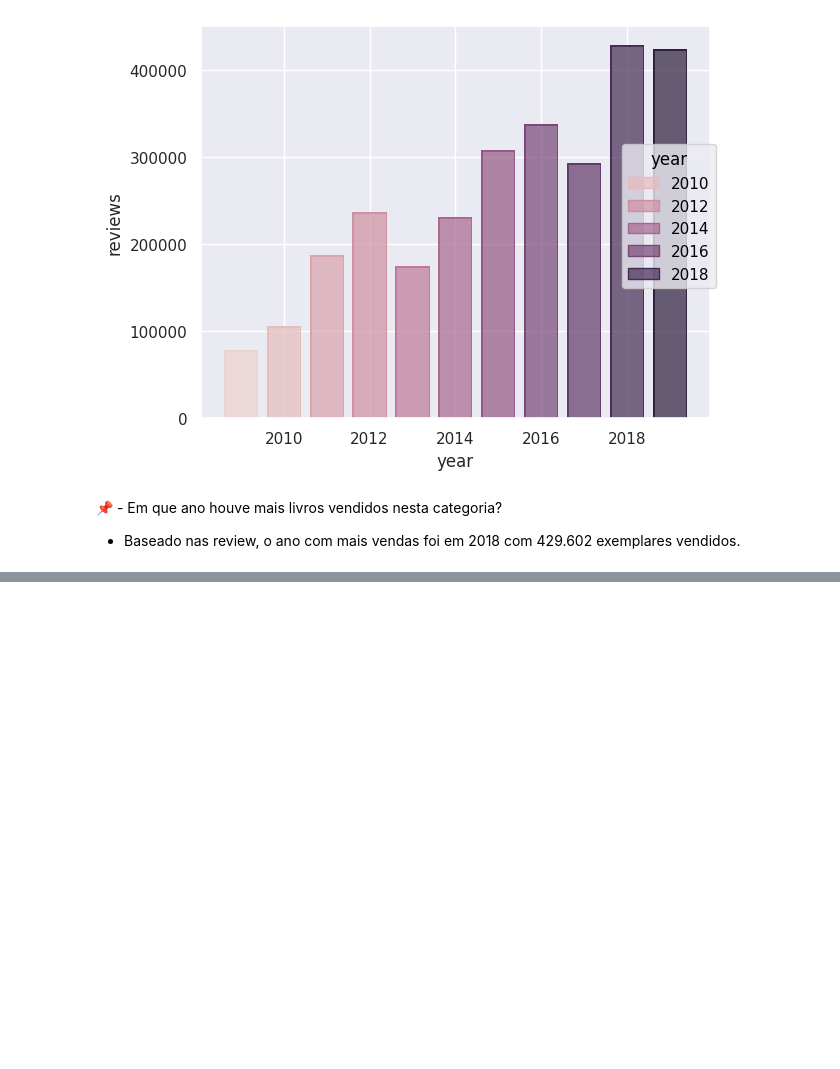
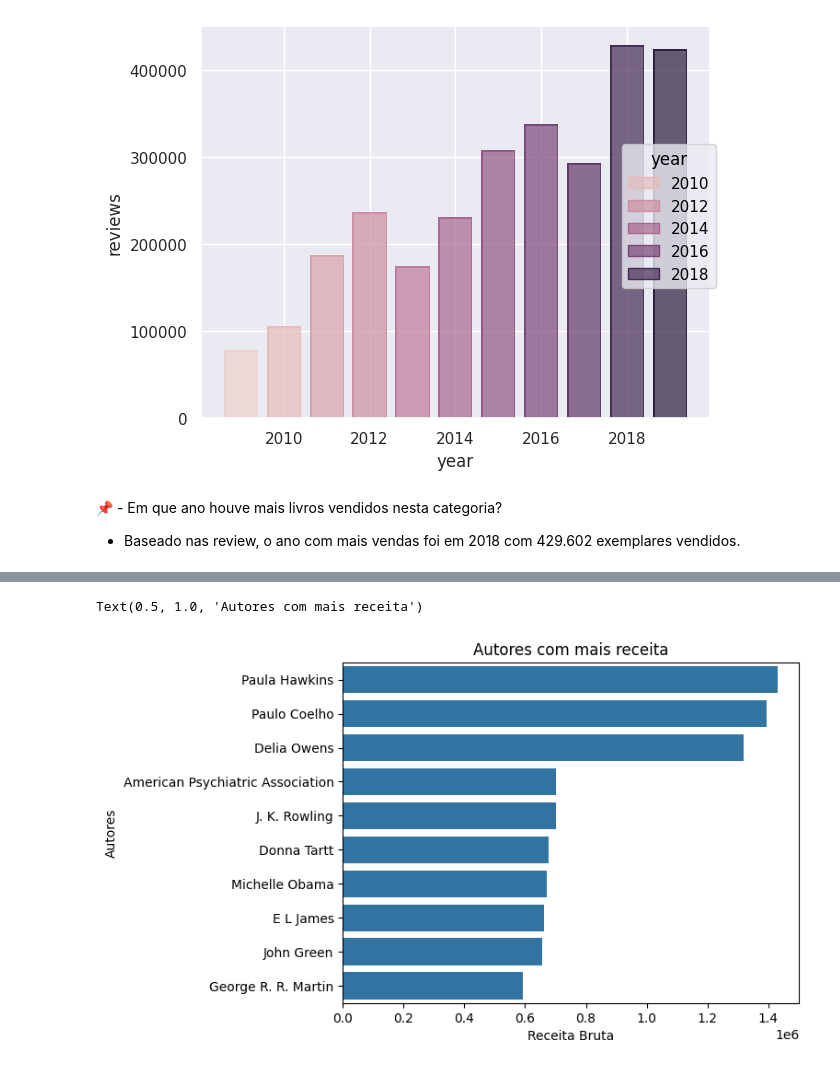
Before and after one commit to dzpoke/Amazon_Bestselling, a Jupyter notebook: bestsellers.ipynb, the cells around one changed output, grey strips where cells are left out. Drawn from its saved outputs; the diff is of its cells as text; code cells hidden in the pictures; blank space fills up the shorter version.

```diff
--- a/bestsellers.ipynb
+++ b/bestsellers.ipynb
@@ -145,0 +179,3 @@ plot.show()
+# %%
+autoresMaisReceita = df_bestsellers.groupby('author')['gross_price'].max().sort_values(ascending=False).head(10)
+autoresMaisReceita
@@ -145,0 +195,8 @@ plot.show()
+# %%
+sns.barplot(x=autoresMaisReceita,y=autoresMaisReceita.index)
+plt.xlabel("Receita Bruta")
+plt.ylabel("Autores")
+plt.title('Autores com mais receita')
+# %% [output]
+Text(0.5, 1.0, 'Autores com mais receita')
+[figure, added]
```
Also changed, not shown: parts of 9 cells of this notebook.
